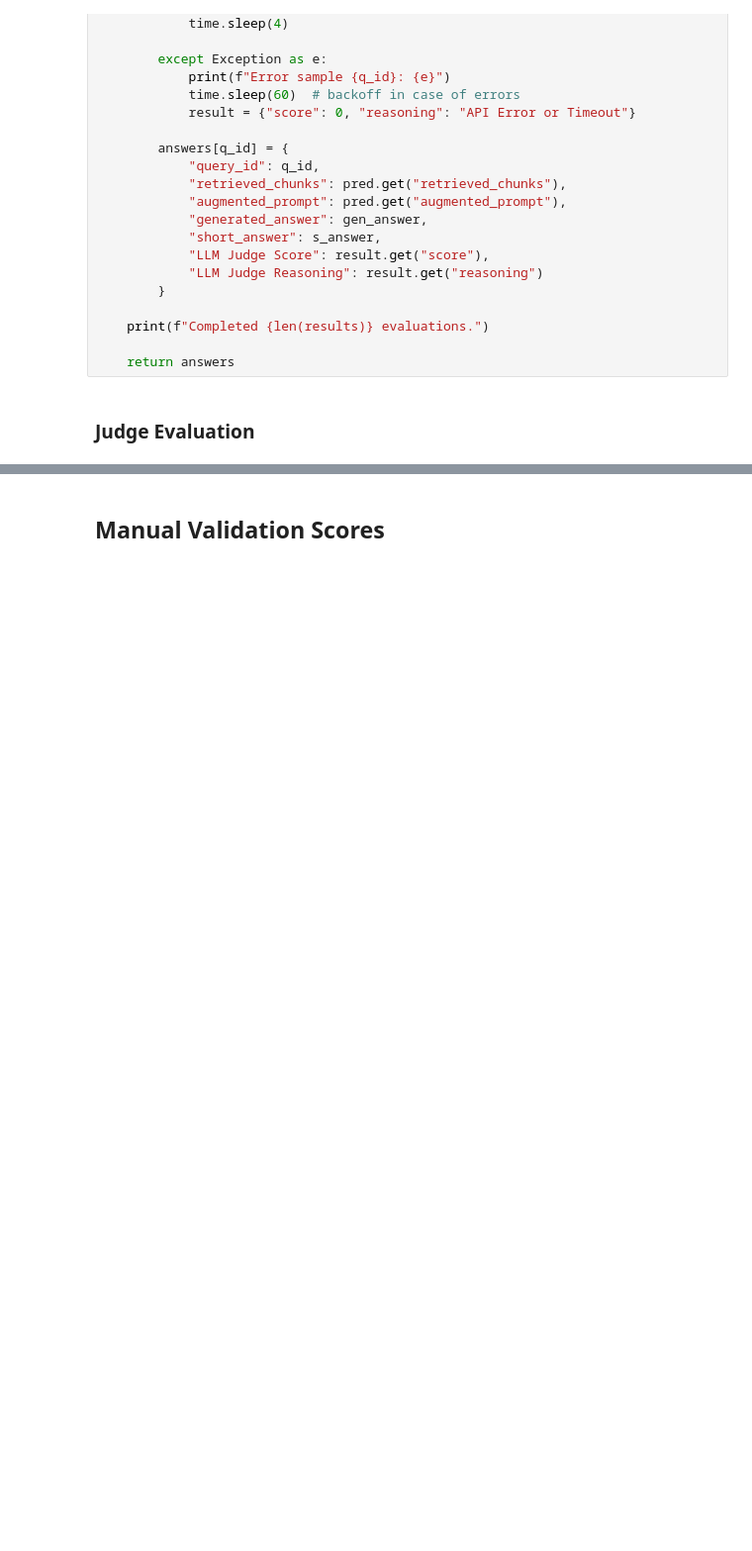
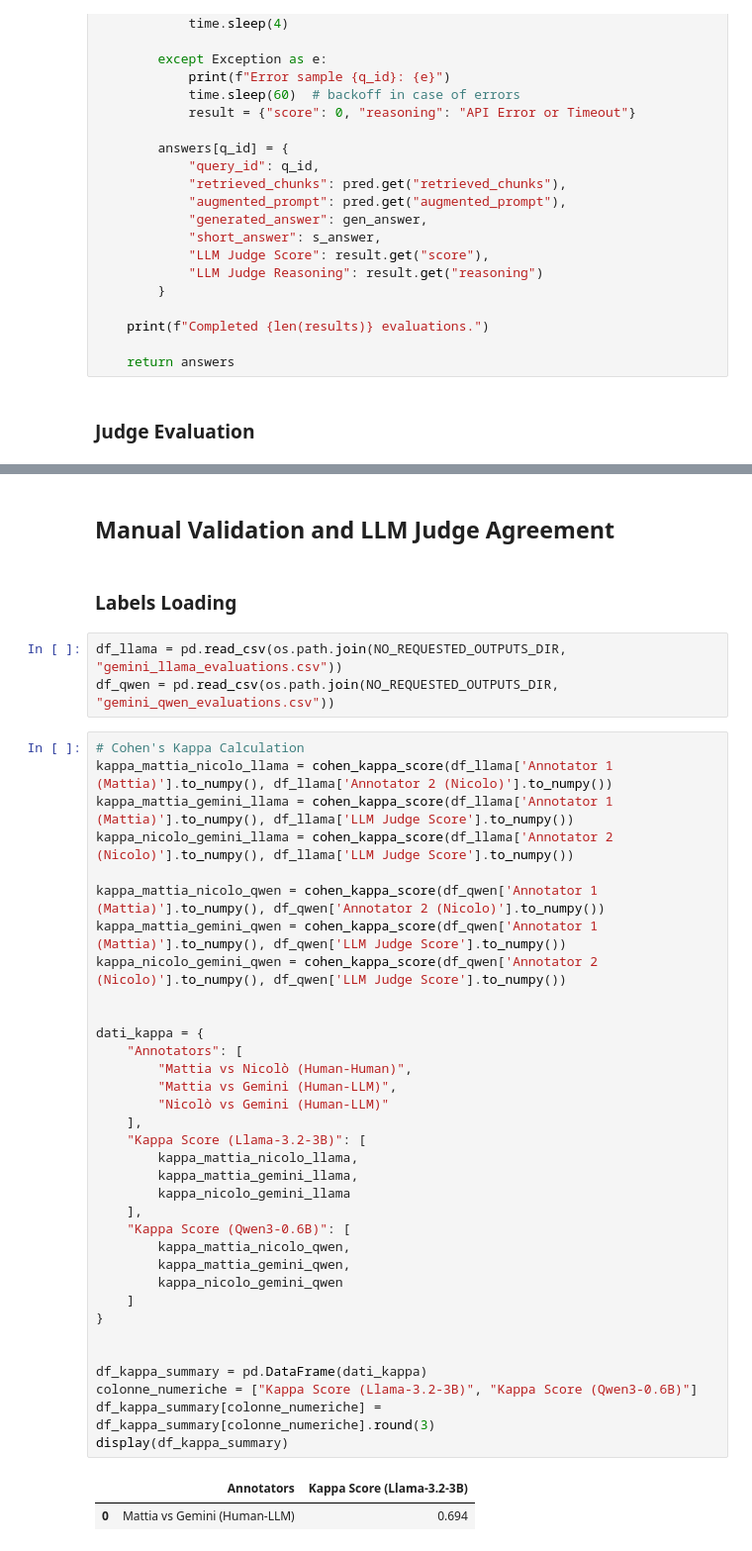
Before and after one commit to Matt12699/MNLP_Project_2026, a Jupyter notebook: HW2/augmented_generation.ipynb, the cells around one changed output, grey strips where cells are left out. Shown at 99% size. Drawn from its saved outputs; the diff is of its cells as text; blank space fills up the shorter version.

Commit message:
Cohen's Kappa Score implementation

```diff
--- a/HW2/augmented_generation.ipynb
+++ b/HW2/augmented_generation.ipynb
@@ -860,4 +851,46 @@ df.to_csv(os.path.join(NO_REQUESTED_OUTPUTS_DIR, "gemini_qwen_evaluations.csv"),
 # %% [output]
 ✅ File loaded successfully: C:/Users/djmat/Desktop/Magistrale - Engineering in CS and AI - Sapienza/Multilingual_Natural_Language_Processing/MNLP_Project_2026\no_requested_outputs\hit_k_1_-limited-tes ...
 # %% [markdown]
-## **Manual Validation Scores**
+## **Manual Validation and LLM Judge Agreement**
+# %% [markdown]
+### **Labels Loading**
+# %%
+df_llama = pd.read_csv(os.path.join(NO_REQUESTED_OUTPUTS_DIR, "gemini_llama_evaluations.csv"))
+df_qwen = pd.read_csv(os.path.join(NO_REQUESTED_OUTPUTS_DIR, "gemini_qwen_evaluations.csv"))
+# %%
+# Cohen's Kappa Calculation
+kappa_mattia_nicolo_llama = cohen_kappa_score(df_llama['Annotator 1 (Mattia)'].to_numpy(), df_llama['Annotator 2 (Nicolo)'].to_numpy())
+kappa_mattia_gemini_llama = cohen_kappa_score(df_llama['Annotator 1 (Mattia)'].to_numpy(), df_llama['LLM Judge Score'].to_numpy())
+kappa_nicolo_gemini_llama = cohen_kappa_score(df_llama['Annotator 2 (Nicolo)'].to_numpy(), df_llama['LLM Judge Score'].to_numpy())
+
+kappa_mattia_nicolo_qwen = cohen_kappa_score(df_qwen['Annotator 1 (Mattia)'].to_numpy(), df_qwen['Annotator 2 (Nicolo)'].to_numpy())
+kappa_mattia_gemini_qwen = cohen_kappa_score(df_qwen['Annotator 1 (Mattia)'].to_numpy(), df_qwen['LLM Judge Score'].to_numpy())
+kappa_nicolo_gemini_qwen = cohen_kappa_score(df_qwen['Annotator 2 (Nicolo)'].to_numpy(), df_qwen['LLM Judge Score'].to_numpy())
+
+
+dati_kappa = {
+    "Annotators": [
+        "Mattia vs Nicolò (Human-Human)",
+        "Mattia vs Gemini (Human-LLM)",
+        "Nicolò vs Gemini (Human-LLM)"
+    ],
+    "Kappa Score (Llama-3.2-3B)": [
+        kappa_mattia_nicolo_llama,
+        kappa_mattia_gemini_llama,
+        kappa_nicolo_gemini_llama
+    ],
+    "Kappa Score (Qwen3-0.6B)": [
+        kappa_mattia_nicolo_qwen,
+        kappa_mattia_gemini_qwen,
+        kappa_nicolo_gemini_qwen
+    ]
+}
+
+
+df_kappa_summary = pd.DataFrame(dati_kappa)
+colonne_numeriche = ["Kappa Score (Llama-3.2-3B)", "Kappa Score (Qwen3-0.6B)"]
+df_kappa_summary[colonne_numeriche] = df_kappa_summary[colonne_numeriche].round(3)
+display(df_kappa_summary)
+# %% [output]
+|  | Annotators | Kappa Score (Llama-3.2-3B) |
+| 0 | Mattia vs Gemini (Human-LLM) | 0.694 |
```
Also changed, not shown: parts of 3 cells of this notebook.
